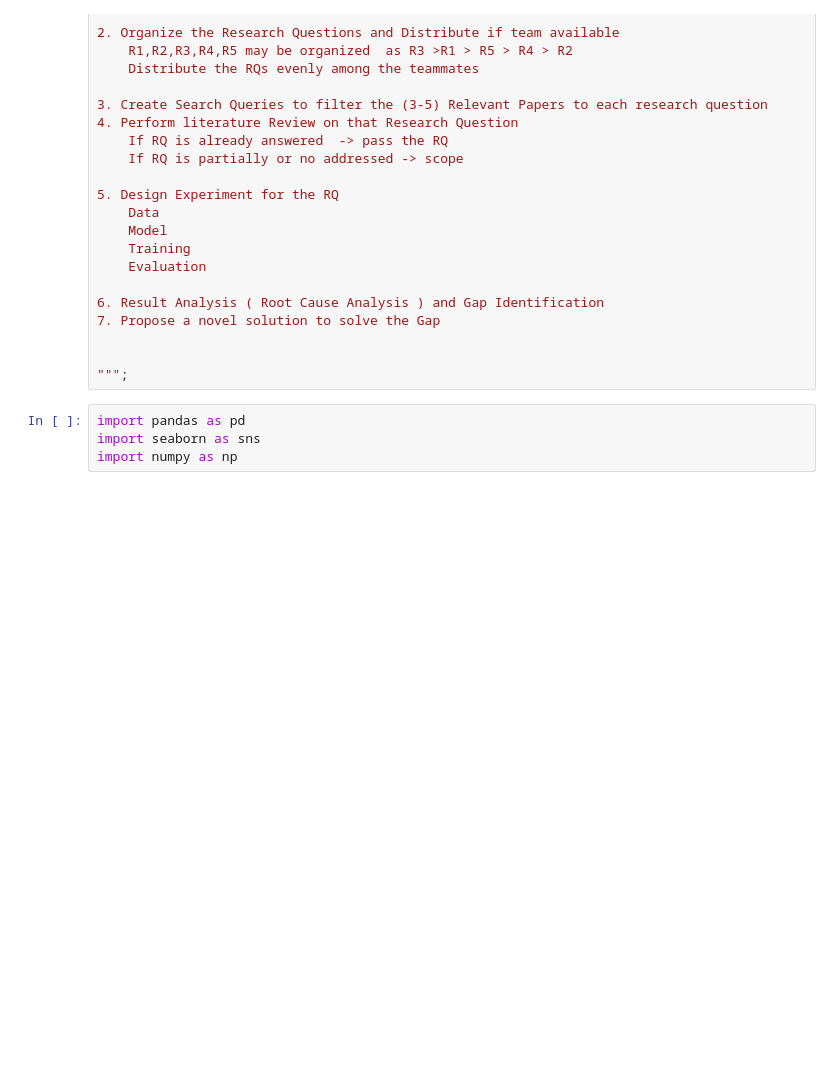
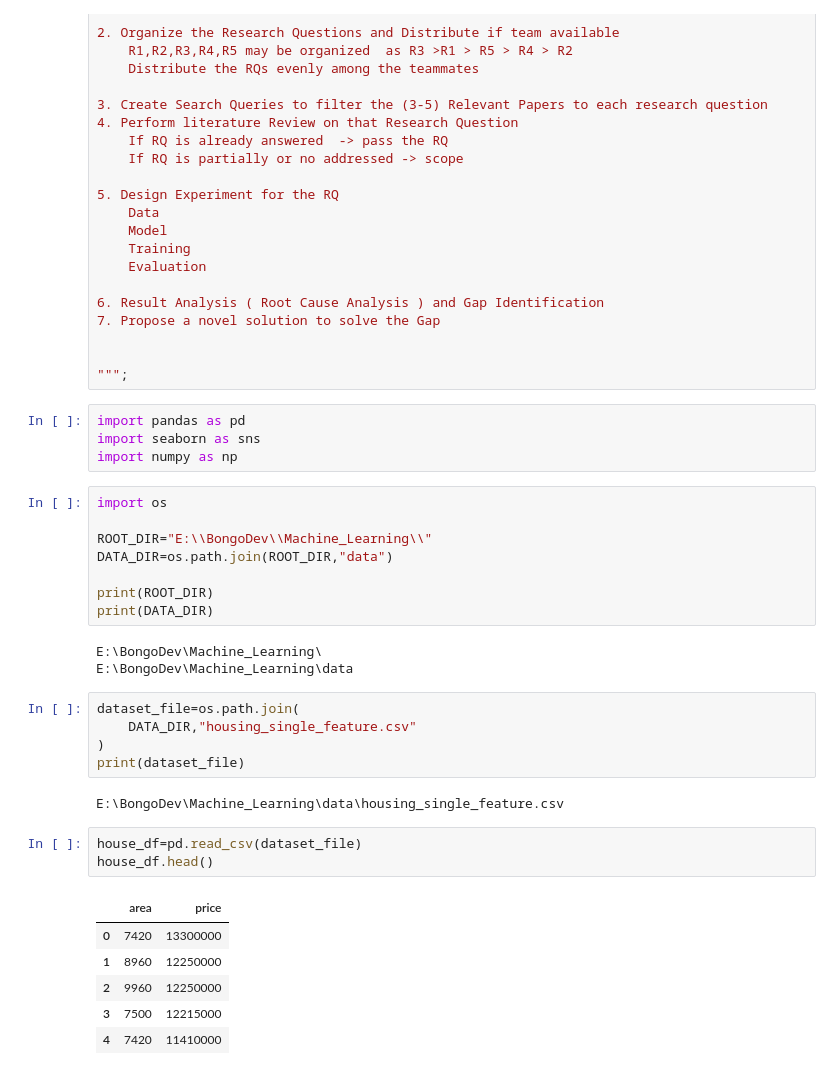
Before and after one commit to Irtisam99/Machine_Learning, a Jupyter notebook: intro_to_ml.ipynb, the cells around one changed output. Cells and saved outputs as stored; diff of their text form; blank space fills up the shorter version.

```diff
--- a/intro_to_ml.ipynb
+++ b/intro_to_ml.ipynb
@@ -48,3 +48,31 @@ Example Project : Butterfly Classification
 import pandas as pd
 import seaborn as sns
 import numpy as np
+# %%
+import os
+
+ROOT_DIR="E:\\BongoDev\\Machine_Learning\\"
+DATA_DIR=os.path.join(ROOT_DIR,"data")
+
+print(ROOT_DIR)
+print(DATA_DIR)
+# %% [output]
+E:\BongoDev\Machine_Learning\
+E:\BongoDev\Machine_Learning\data
+# %%
+dataset_file=os.path.join(
+    DATA_DIR,"housing_single_feature.csv"
+)
+print(dataset_file)
+# %% [output]
+E:\BongoDev\Machine_Learning\data\housing_single_feature.csv
+# %%
+house_df=pd.read_csv(dataset_file)
+house_df.head()
+# %% [output]
+|  | area | price |
+| 0 | 7420 | 13300000 |
+| 1 | 8960 | 12250000 |
+| 2 | 9960 | 12250000 |
+| 3 | 7500 | 12215000 |
+| 4 | 7420 | 11410000 |
```
Also changed, not shown: parts of 10 cells of this notebook.
